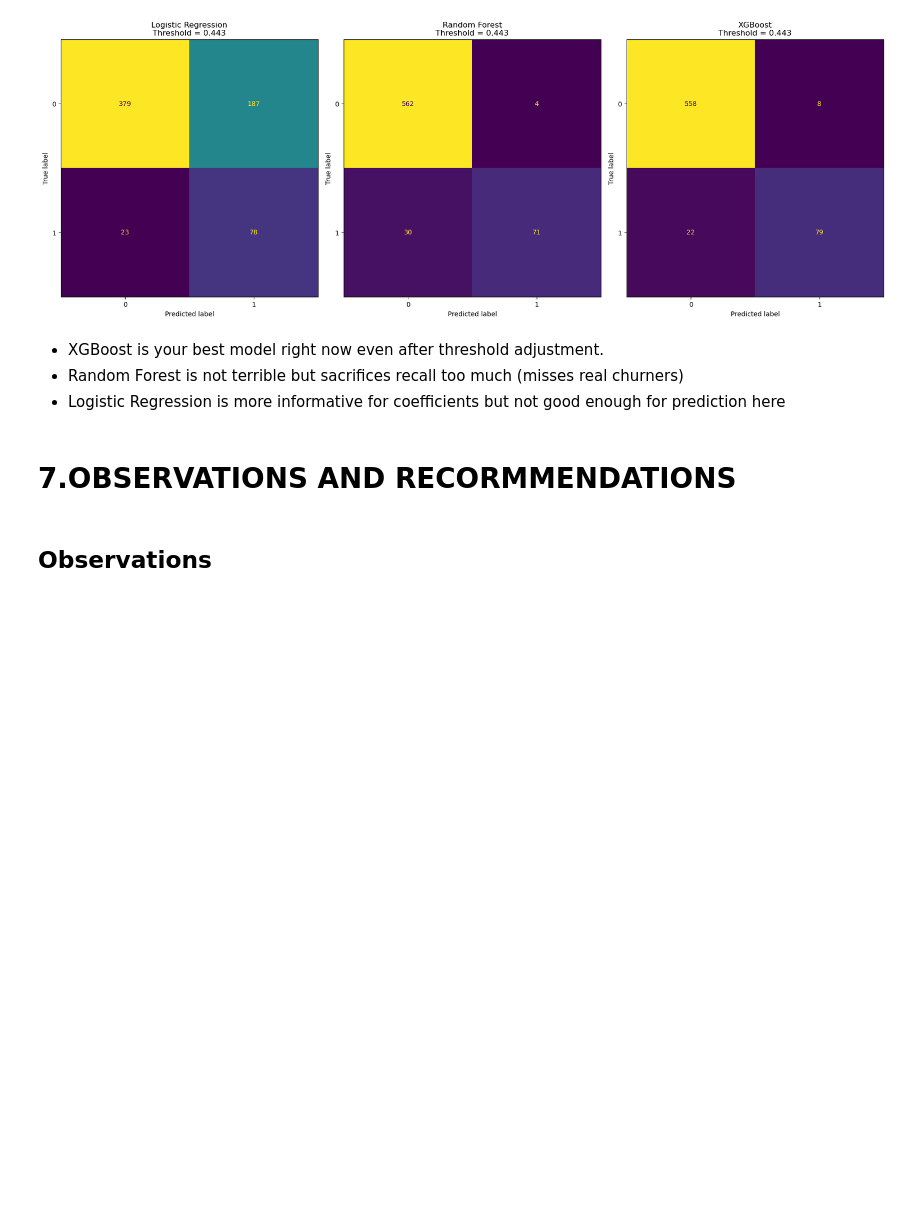
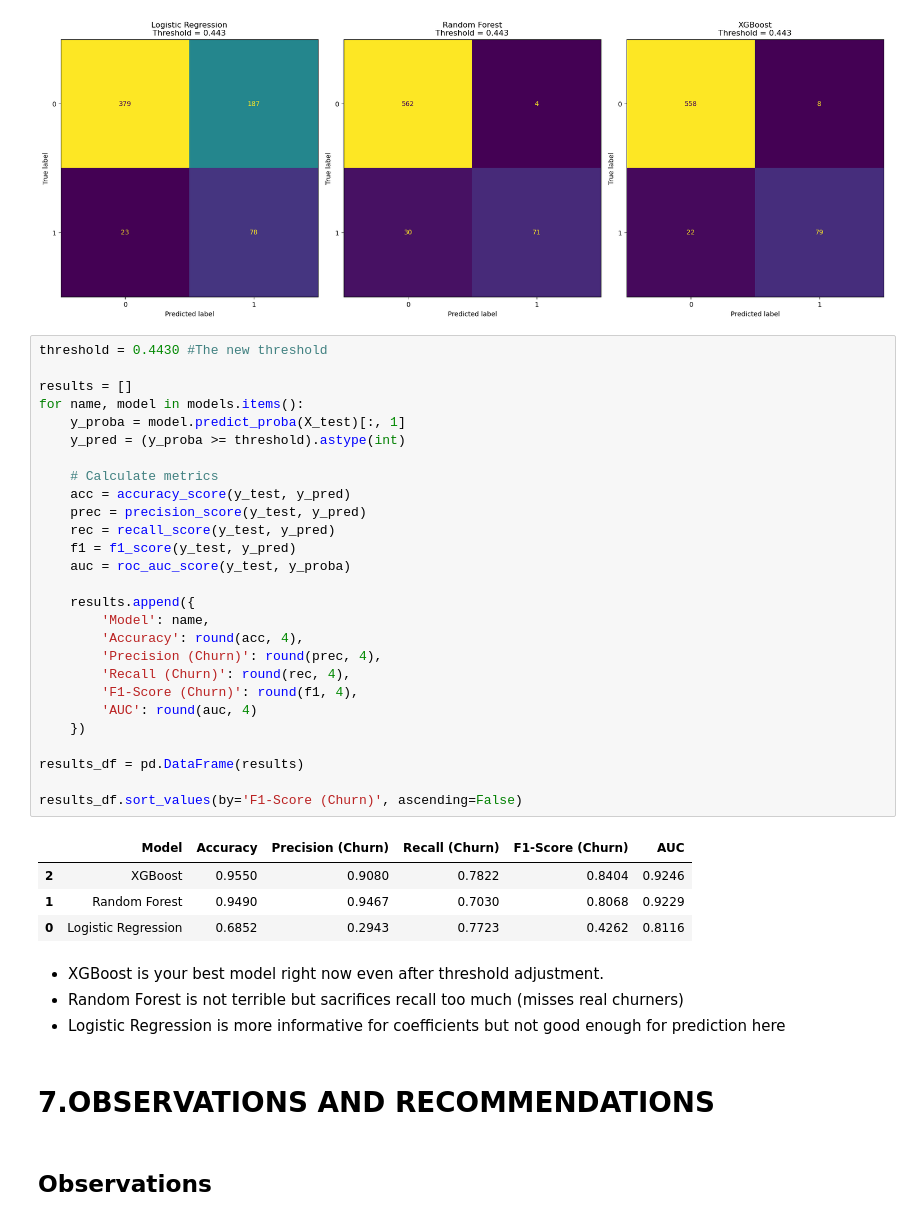
Before and after one commit to FAITHKAMANDE/Machine-Learning-project, a Jupyter notebook: Phase 3 project.ipynb, the cells around one changed output. Drawn from its saved outputs; the diff is of its cells as text; blank space fills up the shorter version.

```diff
--- a/Phase 3 project.ipynb
+++ b/Phase 3 project.ipynb
@@ -1019,12 +1024,44 @@ plt.tight_layout()
 plt.show()
 # %% [output]
 [figure]
+# %%
+threshold = 0.4430 #The new threshold
+
+results = []
+for name, model in models.items():
+    y_proba = model.predict_proba(X_test)[:, 1]
+    y_pred = (y_proba >= threshold).astype(int)
+
+    # Calculate metrics
+    acc = accuracy_score(y_test, y_pred)
+    prec = precision_score(y_test, y_pred)
+    rec = recall_score(y_test, y_pred)
+    f1 = f1_score(y_test, y_pred)
+    auc = roc_auc_score(y_test, y_proba)
+
+    results.append({
+        'Model': name,
+        'Accuracy': round(acc, 4),
+        'Precision (Churn)': round(prec, 4),
+        'Recall (Churn)': round(rec, 4),
+        'F1-Score (Churn)': round(f1, 4),
+        'AUC': round(auc, 4)
+    })
+
+results_df = pd.DataFrame(results)
+
+results_df.sort_values(by='F1-Score (Churn)', ascending=False)
+# %% [output]
+|  | Model | Accuracy | Precision (Churn) | Recall (Churn) | F1-Score (Churn) | AUC |
+| 2 | XGBoost | 0.9550 | 0.9080 | 0.7822 | 0.8404 | 0.9246 |
+| 1 | Random Forest | 0.9490 | 0.9467 | 0.7030 | 0.8068 | 0.9229 |
+| 0 | Logistic Regression | 0.6852 | 0.2943 | 0.7723 | 0.4262 | 0.8116 |
 # %% [markdown]
 - XGBoost is your best model right now even after threshold adjustment.
 - Random Forest is not terrible but sacrifices recall too much (misses real churners)
 - Logistic Regression  is more informative for coefficients but not good enough for prediction here
 # %% [markdown]
-# 7.OBSERVATIONS AND RECORMMENDATIONS
+# 7.OBSERVATIONS AND RECOMMENDATIONS
 # %% [markdown]
 ## Observations
 # %% [markdown]
```
Also changed, not shown: parts of 1 cell of this notebook.
